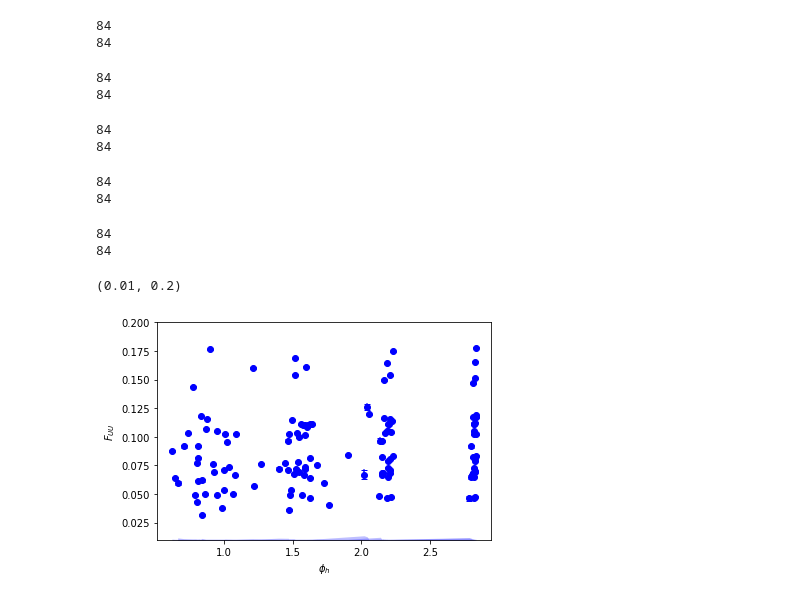
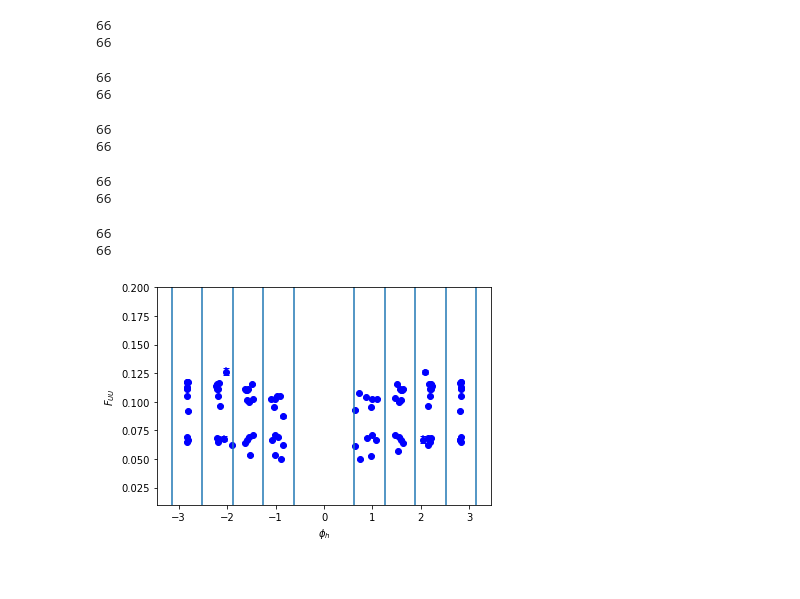
Before and after one commit to Mengzhendada/compare, a Jupyter notebook: Unpol_proposal.ipynb, the cells around one changed output. Saved outputs shown, nothing was run; the diff lists cells and outputs as text; code cells hidden in the pictures.

```diff
--- a/Unpol_proposal.ipynb
+++ b/Unpol_proposal.ipynb
@@ -37,8 +37,13 @@ df_3xs_zQ2xbjPhT.head()
 # %%
-z_cuts=[0.3,0.4,0.5,0.6]
+PI = math.pi
+print(PI)
+#z_cuts=[0.3,0.4,0.5,0.6]
+z_cuts=[0.3,0.35,0.4,0.45]
 Q2_cuts=[1,2,3,4,5]
 xbj_cuts=[0,0.7]
-PhT_cuts=[0.05,0.35]
-phih_bins = [0.5,1,1.5,2,2.5,3]
+#PhT_cuts=[0.0,0.2]
+PhT_cuts=[0.2,0.4]
+#phih_bins = [-3.14,-2.5,-2,-1.5,-1,-0.5,0,0.5,1,1.5,2,2.5,3.14]
+phih_bins =[-PI,-4*PI/5,-3*PI/5,-2*PI/5,-PI/5,PI/5,2*PI/5,3*PI/5,4*PI/5,PI]
 df_1xs_zQ2=df_1xs_zQ2xbjPhT[df_1xs_zQ2xbjPhT['x']>xbj_cuts[0]][df_1xs_zQ2xbjPhT['x']<xbj_cuts[1]][df_1xs_zQ2xbjPhT['pT']>PhT_cuts[0]][df_1xs_zQ2xbjPhT['pT']<PhT_cuts[1]]
 df_3xs_zQ2=df_3xs_zQ2xbjPhT[df_3xs_zQ2xbjPhT['x']>xbj_cuts[0]][df_3xs_zQ2xbjPhT['x']<xbj_cuts[1]][df_3xs_zQ2xbjPhT['pT']>PhT_cuts[0]][df_3xs_zQ2xbjPhT['pT']<PhT_cuts[1]]
@@ -180,66 +187,68 @@ df_3xs_4_1 = df_3xs_zQ2[df_3xs_zQ2['z']>z_cuts[0]][df_3xs_zQ2['z']<z_cuts[1]][df
 print(len(df_3xs_1_1[df_3xs_1_1['Ebeam']==11.0]))
 print(len(df_3xs_1_1[df_3xs_1_1['Ebeam']==11.0]['phih'].unique()))
 # %% [output]
-84
-84
+66
+66
 # %%
 df_1xs_4_2 = df_1xs_zQ2[df_1xs_zQ2['z']>z_cuts[1]][df_1xs_zQ2['z']<z_cuts[2]][df_1xs_zQ2['Q2']>Q2_cuts[3]][df_1xs_zQ2['Q2']<Q2_cuts[4]]
 print(len(df_1xs_1_1[df_1xs_1_1['Ebeam']==11.0]))
 print(len(df_1xs_1_1[df_1xs_1_1['Ebeam']==11.0]['phih'].unique()))
 # %% [output]
-84
-84
+66
+66
 # %%
 df_3xs_4_2 = df_3xs_zQ2[df_3xs_zQ2['z']>z_cuts[1]][df_3xs_zQ2['z']<z_cuts[2]][df_3xs_zQ2['Q2']>Q2_cuts[3]][df_3xs_zQ2['Q2']<Q2_cuts[4]]
 print(len(df_3xs_1_1[df_3xs_1_1['Ebeam']==11.0]))
 print(len(df_3xs_1_1[df_3xs_1_1['Ebeam']==11.0]['phih'].unique()))
 # %% [output]
-84
-84
+66
+66
 # %%
 df_1xs_4_3 = df_1xs_zQ2[df_1xs_zQ2['z']>z_cuts[2]][df_1xs_zQ2['z']<z_cuts[3]][df_1xs_zQ2['Q2']>Q2_cuts[3]][df_1xs_zQ2['Q2']<Q2_cuts[4]]
 print(len(df_1xs_1_1[df_1xs_1_1['Ebeam']==11.0]))
 print(len(df_1xs_1_1[df_1xs_1_1['Ebeam']==11.0]['phih'].unique()))
 # %% [output]
-84
-84
+66
+66
 # %%
 df_3xs_4_3 = df_3xs_zQ2[df_3xs_zQ2['z']>z_cuts[2]][df_3xs_zQ2['z']<z_cuts[3]][df_3xs_zQ2['Q2']>Q2_cuts[3]][df_3xs_zQ2['Q2']<Q2_cuts[4]]
 print(len(df_3xs_1_1[df_3xs_1_1['Ebeam']==11.0]))
 print(len(df_3xs_1_1[df_3xs_1_1['Ebeam']==11.0]['phih'].unique()))
 # %% [output]
-84
-84
+66
+66
 # %%
 fig = plt.figure()
 ax = fig.add_subplot()
 phih_1_1 = df_1xs_1_1[df_1xs_1_1['Ebeam']==11.0]['phih']
 Fuu_1_1 = df_1xs_1_1[df_1xs_1_1['Ebeam']==11.0]['value']
 for i_phih_1_1 in phih_1_1:
     Fuu_value = df_1xs_1_1[df_1xs_1_1['Ebeam']==11.0][df_1xs_1_1['phih']==i_phih_1_1]['value']
     Fuu_stat = df_1xs_1_1[df_1xs_1_1['Ebeam']==11.0][df_1xs_1_1['phih']==i_phih_1_1]['stat']
     #Fuu_1_1_sys.append(df_1xs_1_1[df_1xs_1_1['Ebeam']==11.0][df_1xs_1_1['phih']==i_phih_1_1]['systabs'])
     ax.plot([i_phih_1_1,i_phih_1_1],[Fuu_value-Fuu_stat,Fuu_value+Fuu_stat],color='blue',marker='_')
 plt.plot(phih_1_1,Fuu_1_1,'bo',label='Eb=11GeV')
 phih_1_1_sorted = df_1xs_1_1[df_1xs_1_1['Ebeam']==11.0].sort_values(by=['phih'])['phih']
 Fuu_1_1_sys = df_1xs_1_1[df_1xs_1_1['Ebeam']==11.0].sort_values(by=['phih'])['error']
-ax.fill_between(phih_1_1_sorted,np.asarray(0.01)-np.asarray(Fuu_1_1_sys),np.asarray(0.01)+np.asarray(Fuu_1_1_sys),color='blue',alpha=0.25,linewidth=0,label='sys err')
+#ax.fill_between(phih_1_1_sorted,np.asarray(0.01)-np.asarray(Fuu_1_1_sys),np.asarray(0.01)+np.asarray(Fuu_1_1_sys),color='blue',alpha=0.25,linewidth=0,label='sys err')
 
 phih_1_1_Eb2 = df_1xs_1_1[df_1xs_1_1['Ebeam']==8.8]['phih']
 Fuu_1_1_Eb2 = df_1xs_1_1[df_1xs_1_1['Ebeam']==8.8]['value']
 for i_phih_1_1_Eb2 in phih_1_1_Eb2:
     Fuu_value = df_1xs_1_1[df_1xs_1_1['Ebeam']==8.8][df_1xs_1_1['phih']==i_phih_1_1_Eb2]['value']
     Fuu_stat = df_1xs_1_1[df_1xs_1_1['Ebeam']==8.8][df_1xs_1_1['phih']==i_phih_1_1_Eb2]['stat']
     ax.plot([i_phih_1_1_Eb2,i_phih_1_1_Eb2],[Fuu_value-Fuu_stat,Fuu_value+Fuu_stat],color='blue',marker='_')
 plt.plot(phih_1_1_Eb2,Fuu_1_1_Eb2,'bo',label='Eb=8.8GeV')
 phih_1_1_Eb2_sorted = df_1xs_1_1[df_1xs_1_1['Ebeam']==8.8].sort_values(by=['phih'])['phih']
 Fuu_1_1_Eb2_sys = df_1xs_1_1[df_1xs_1_1['Ebeam']==8.8].sort_values(by=['phih'])['error']
-ax.fill_between(phih_1_1_Eb2_sorted,np.asarray(0.01)-np.asarray(Fuu_1_1_Eb2_sys),np.asarray(0.01)+np.asarray(Fuu_1_1_Eb2_sys),color='blue',alpha=0.25,linewidth=0,label='sys err')
+#ax.fill_between(phih_1_1_Eb2_sorted,np.asarray(0.01)-np.asarray(Fuu_1_1_Eb2_sys),np.asarray(0.01)+np.asarray(Fuu_1_1_Eb2_sys),color='blue',alpha=0.25,linewidth=0,label='sys err')
 
 plt.xlabel('$\phi_h$')
 plt.ylabel('$F_{UU}$')
 plt.ylim(0.01,0.2)
 #plt.yscale('log')
+for i_phih in phih_bins:
+    plt.axvline(x=i_phih)
+plt.savefig('../Unpol_proposal/Materials/phi.pdf')
 # %% [output]
-(0.01, 0.2)
-[figure, old version]
+[figure, new version]
```
Also changed, not shown: parts of 50 cells of this notebook, 4 other files.
